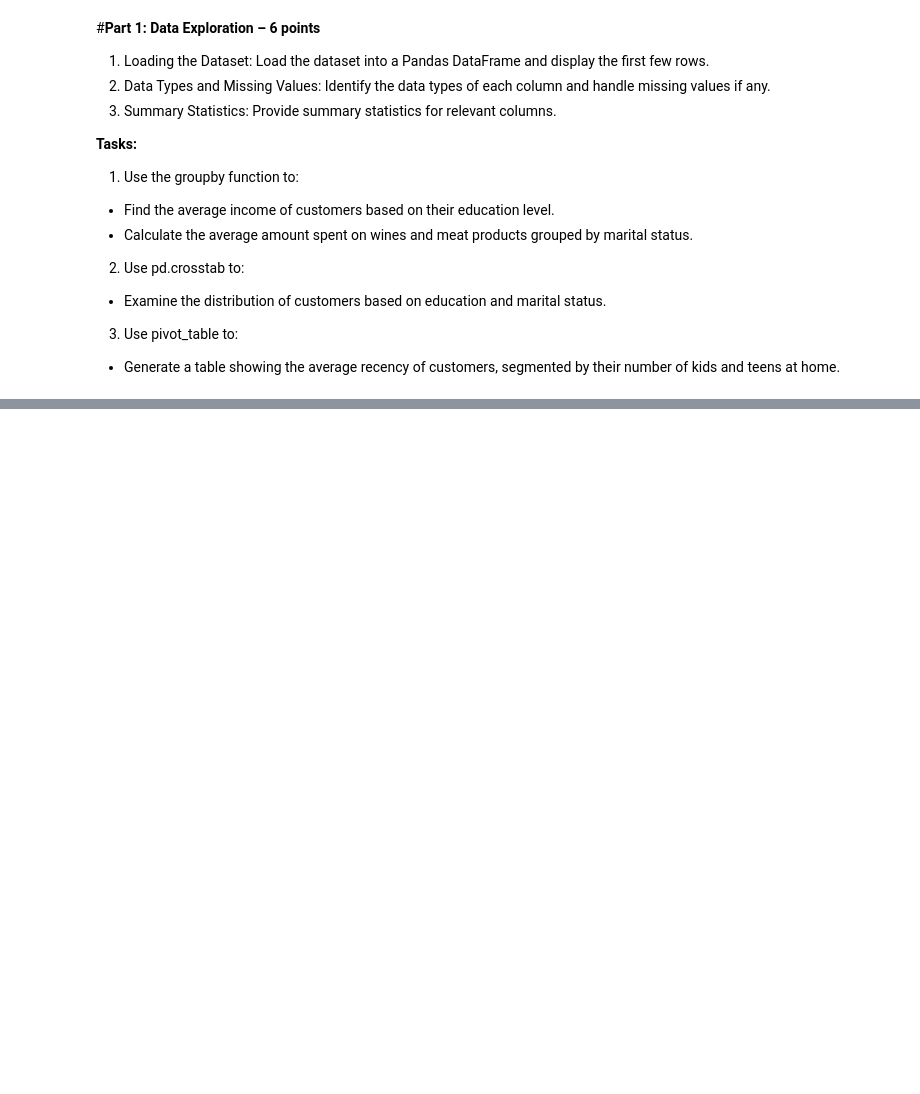
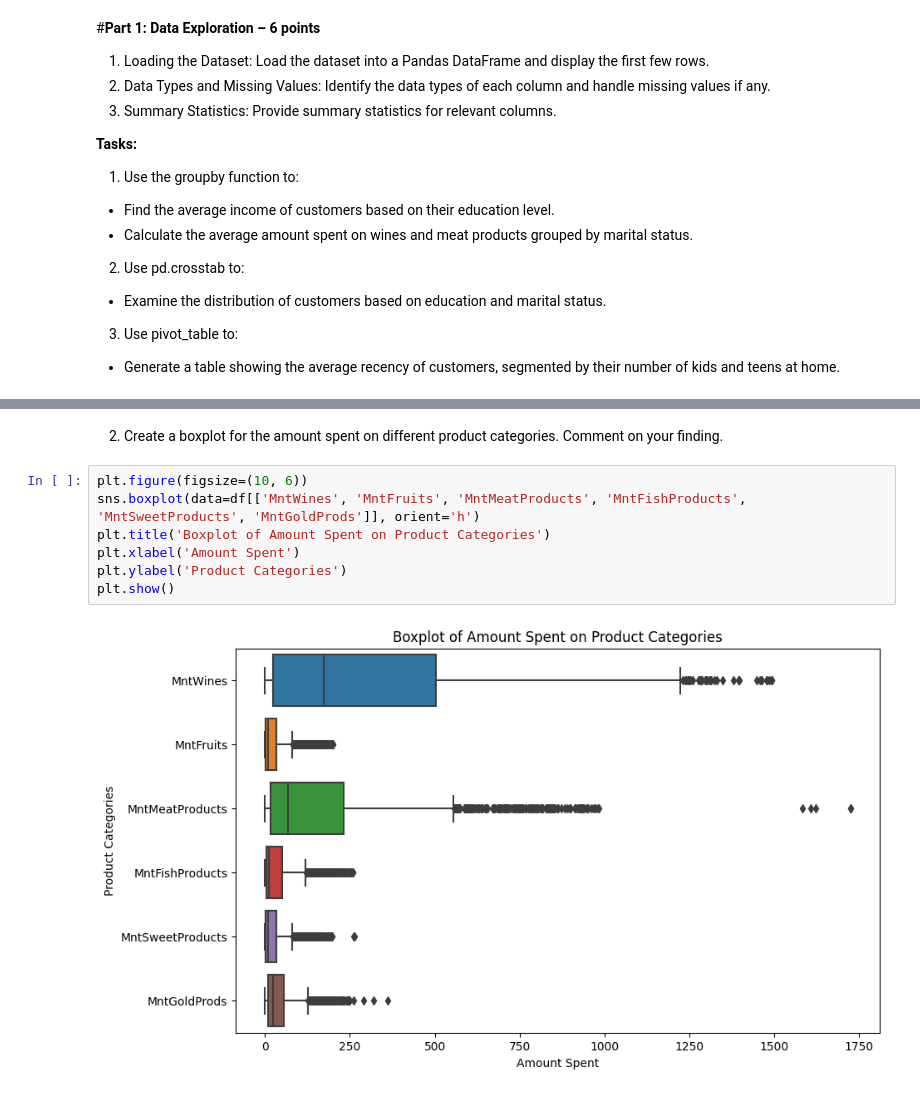
Before and after one commit to kyook17/BADM590, a Jupyter notebook: BADM590_Team_Assignment_Team11.ipynb, the cells around one changed output, grey strips where cells are left out. Saved outputs shown, nothing was run; the diff lists cells and outputs as text; blank space fills up the shorter version.

```diff
--- a/BADM590_Team_Assignment_Team11.ipynb
+++ b/BADM590_Team_Assignment_Team11.ipynb
@@ -52,0 +108,11 @@ Generate a correlation heatmap between the numerical features. Identify and comm
+# %% [markdown]
+2. Create a boxplot for the amount spent on different product categories. Comment on your finding.
+# %%
+plt.figure(figsize=(10, 6))
+sns.boxplot(data=df[['MntWines', 'MntFruits', 'MntMeatProducts', 'MntFishProducts', 'MntSweetProducts', 'MntGoldProds']], orient='h')
+plt.title('Boxplot of Amount Spent on Product Categories')
+plt.xlabel('Amount Spent')
+plt.ylabel('Product Categories')
+plt.show()
+# %% [output]
+[figure, added]
```
Also changed, not shown: parts of 11 cells of this notebook.
